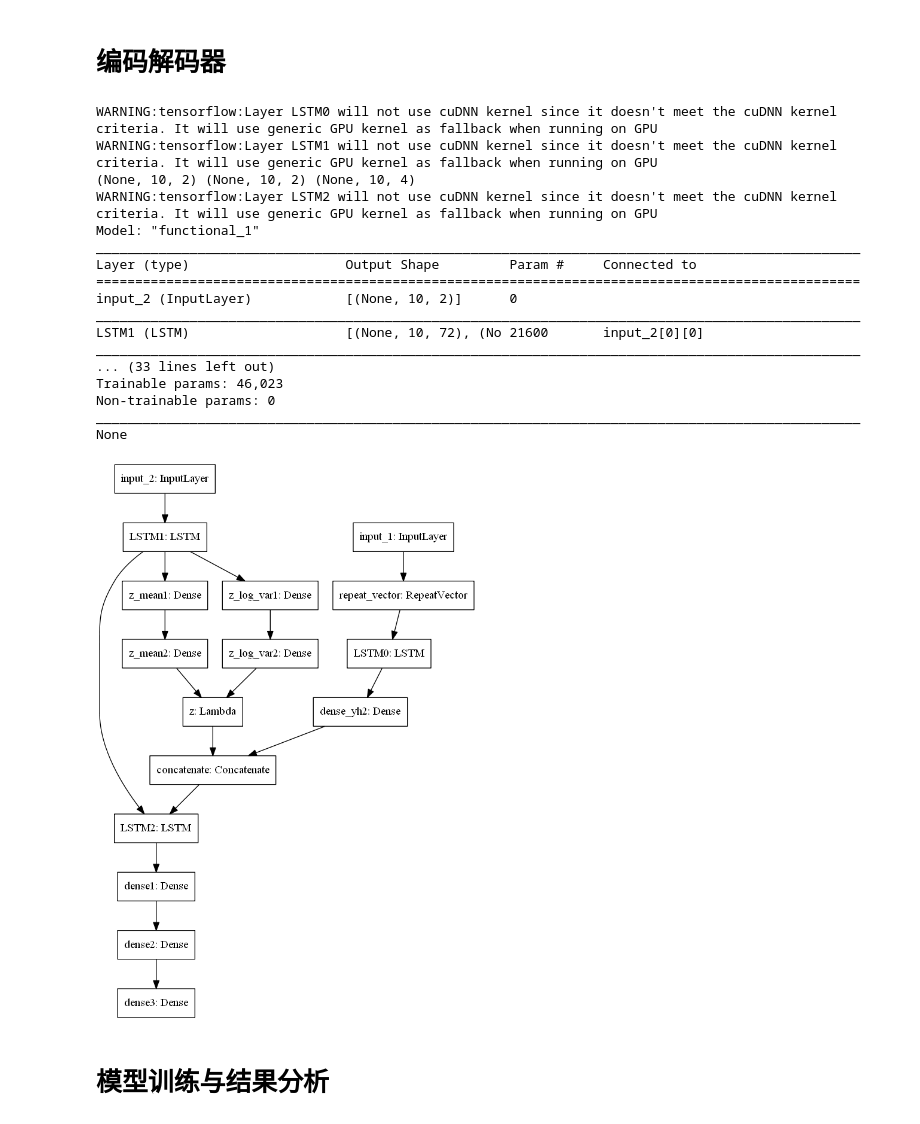
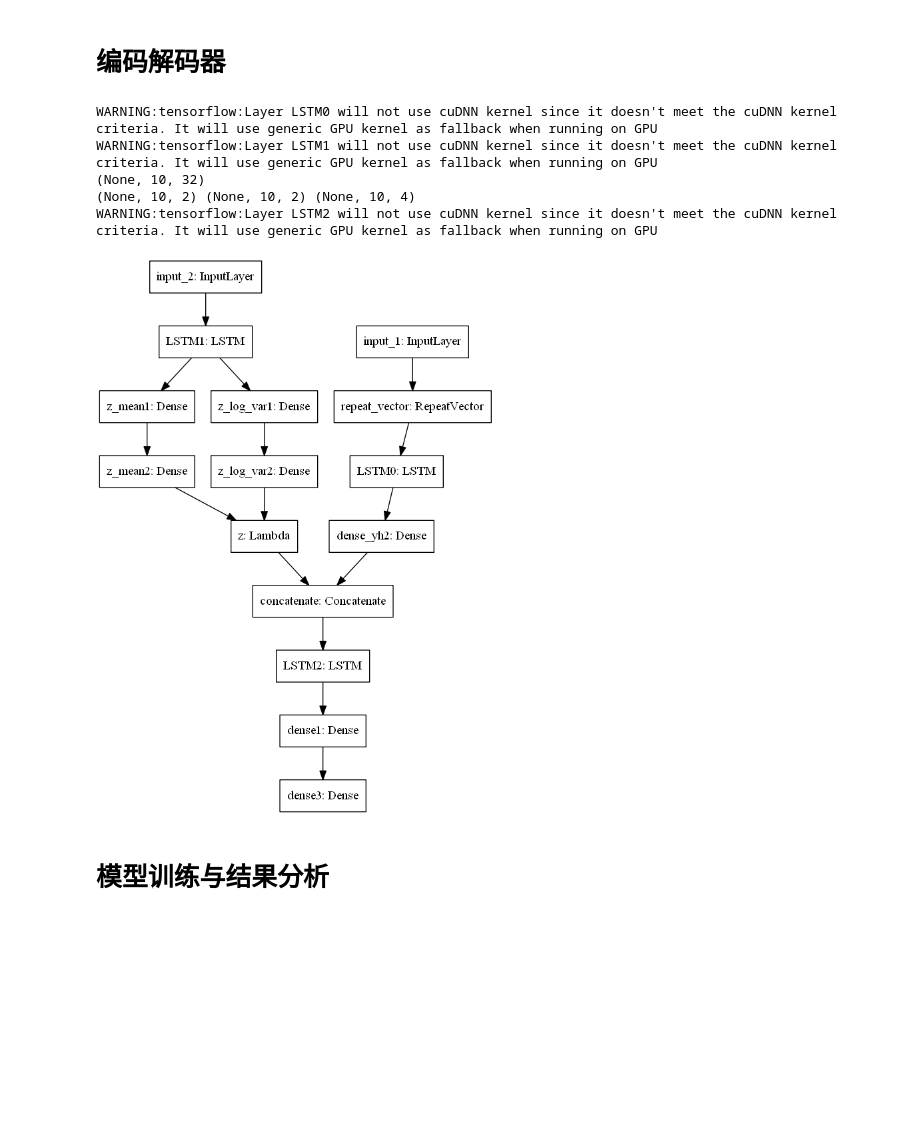
Before and after one commit to SimonLaplacing/prediction, a Jupyter notebook: MultiModal.ipynb, the cells around one changed output. Cells and saved outputs as stored; diff of their text form; code cells hidden in the pictures; blank space fills up the shorter version.

```diff
--- a/MultiModal.ipynb
+++ b/MultiModal.ipynb
@@ -85,9 +85,9 @@ print(Intrain.shape, OutLtrain.shape, Outtest.shape, OutLtest.shape)
 # 参数设置
 # %%
 # 基本参数
-batch_size = 60
-epochs = 40
-latent_dim = 72  # LSTM 的单元个数
+batch_size = 32
+epochs = 20
+latent_dim = 32  # LSTM 的单元个数
 num_classes = 3 # 类数
 encoder_length = InLtrain.shape[1]
 decoder_length = Outtrain.shape[1]
@@ -109,17 +109,19 @@ def sampling(args):
 # 定义编码器的输入
 y = Input(shape=(num_classes,))  # 输入类别
 yh = RepeatVector(encoder_length)(y)
-yh = LSTM(8,return_sequences=True,name='LSTM0')(yh)
-yh = Dense(num_encoder_tokens, activation='sigmoid',
+yh = LSTM(8, return_sequences=True, name='LSTM0')(yh)
+yh = Dense(num_encoder_tokens, activation='relu',
            name='dense_yh2')(yh)  # 这里就是直接构建每个类别的均值
 
 encoder_inputs = Input(shape=(encoder_length, num_encoder_tokens))
 
 # 编码器，要求其返回状态
-encoder = LSTM(latent_dim, return_sequences=True, return_state=True,name='LSTM1')
+encoder = LSTM(latent_dim, return_sequences=True,
+               return_state=True, name='LSTM1')
 
 # 调用编码器，得到编码器的输出，以及状态信息 state_h 和 state_c
 encoder_outpus, state_h, state_c = encoder(encoder_inputs)
+print(encoder_outpus.shape)
 
 z_mean1 = Dense(8, name='z_mean1')(encoder_outpus)
 z_mean = Dense(num_encoder_tokens, name='z_mean2')(z_mean1)
@@ -127,65 +129,56 @@ z_log_var1 = Dense(8, name='z_log_var1')(encoder_outpus)
 z_log_var = Dense(num_encoder_tokens, name='z_log_var2')(z_log_var1)
 
 # 编码器的状态
-encoder_state = [state_h, state_c]
+# encoder_state = [state_h, state_c]
 
 # 采样
 z = Lambda(sampling, name='z')([z_mean, z_log_var])
 
 # 控制标签
-zy = concatenate((z,yh),axis = -1)
-print(z.shape,yh.shape,zy.shape)
+zy = concatenate((z, yh), axis=-1)
+print(z.shape, yh.shape, zy.shape)
 
 # 定义解码器的输入
 # None表示可以处理任意长度的序列
 
 # 接下来建立解码器，解码器将返回整个输出序列并且返回其中间状态
-decoder_lstm = LSTM(latent_dim, return_sequences=True,name='LSTM2')
+decoder_lstm = LSTM(latent_dim, return_sequences=True, name='LSTM2')
 
 # 将编码器输出的状态作为初始解码器的初始状态
-decoder_outputs = decoder_lstm(zy, initial_state=encoder_state)
+decoder_outputs = decoder_lstm(zy)
 
 # 添加全连接层
 decoder_dense1 = Dense(8, activation='relu', name='dense1')
-decoder_dense2 = Dense(5, activation='relu', name='dense2')
+# decoder_dense2 = Dense(5, activation='relu', name='dense2')
 decoder_dense3 = Dense(num_encoder_tokens, activation='relu', name='dense3')
-decoder_outputs = decoder_dense3(decoder_dense2(decoder_dense1(decoder_outputs)))
+decoder_outputs = decoder_dense3(decoder_dense1(decoder_outputs))
 
 # 定义整个模型
 model = Model([encoder_inputs, y], decoder_outputs)
 
 # 编译模型
 # xent_loss是重构loss，kl_loss是KL loss,修改K.square(z_mean)为K.square(z_mean - yh)，也就是让隐变量向类内均值看齐
 
 
 def VAE_loss(y_true, y_predicted):
-    reconstruction_loss = num_encoder_tokens * K.sum(mse(y_true, y_predicted), axis=-1)
-    kl_loss = - 0.5 * K.sum(1 + z_log_var - K.square(z_mean - yh) - K.exp(z_log_var), axis=-1)
-    return K.mean(reconstruction_loss) + K.mean(kl_loss)
+    reconstruction_loss = num_encoder_tokens * \
+        K.sum(mse(y_true, y_predicted), axis=-1)
+    kl_loss = - 0.5 * K.sum(1 + z_log_var -
+                            K.square(z_mean - yh) - K.exp(z_log_var), axis=-1)
+    return 1.2*K.mean(reconstruction_loss) + 0.8*K.mean(kl_loss)
 
-model.compile(loss=VAE_loss, optimizer='RMSprop')
 
-print(model.summary())
-plot_model(model,to_file='CVAE.png')
+model.compile(loss=VAE_loss, optimizer='Adam')
+
+# print(model.summary())
+plot_model(model)
 # %% [output]
 WARNING:tensorflow:Layer LSTM0 will not use cuDNN kernel since it doesn't meet the cuDNN kernel criteria. It will use generic GPU kernel as fallback when running on GPU
 WARNING:tensorflow:Layer LSTM1 will not use cuDNN kernel since it doesn't meet the cuDNN kernel criteria. It will use generic GPU kernel as fallback when running on GPU
+(None, 10, 32)
 (None, 10, 2) (None, 10, 2) (None, 10, 4)
 WARNING:tensorflow:Layer LSTM2 will not use cuDNN kernel since it doesn't meet the cuDNN kernel criteria. It will use generic GPU kernel as fallback when running on GPU
-Model: "functional_1"
-__________________________________________________________________________________________________
-Layer (type)                    Output Shape         Param #     Connected to
-==================================================================================================
-input_2 (InputLayer)            [(None, 10, 2)]      0
-__________________________________________________________________________________________________
-LSTM1 (LSTM)                    [(None, 10, 72), (No 21600       input_2[0][0]
-__________________________________________________________________________________________________
-... (33 lines left out)
-Trainable params: 46,023
-Non-trainable params: 0
-__________________________________________________________________________________________________
-None
-[figure, old version]
+[figure, new version]
 # %% [markdown]
 # 模型训练与结果分析
 # %%
```
Also changed, not shown: parts of 5 cells of this notebook, 4 other files.
